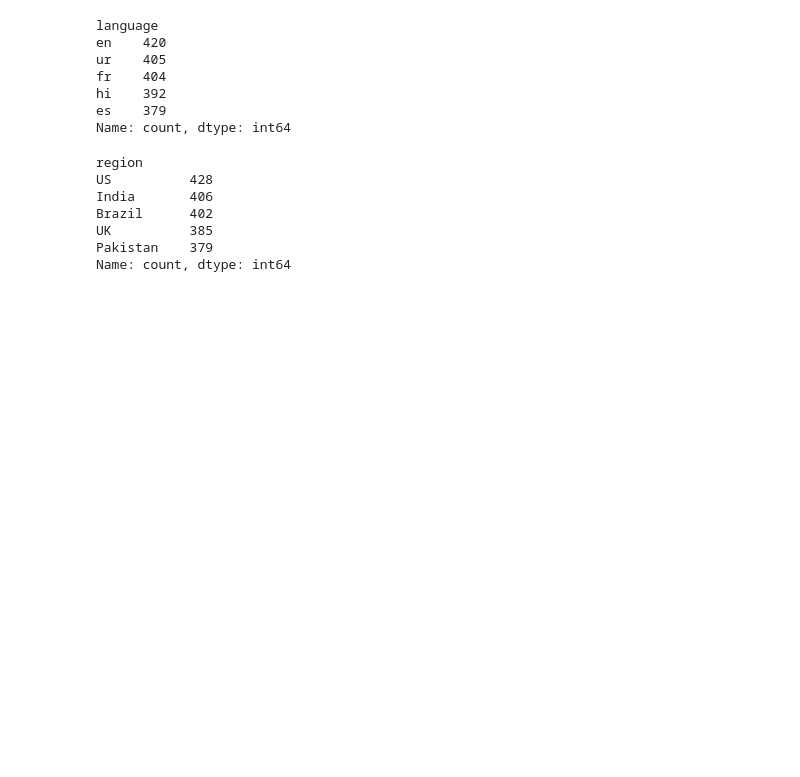
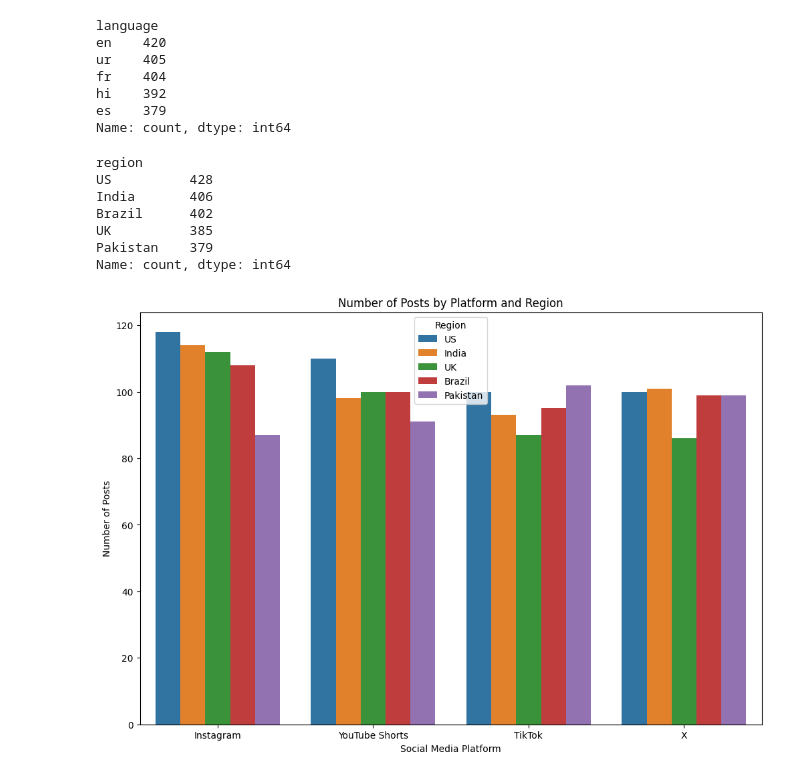
Before and after one commit to mayurimamdi/SocialMediaEDAandAnalysis, a Jupyter notebook: notebooks/EDA.ipynb, the cells around one changed output. Saved outputs shown, nothing was run; the diff lists cells and outputs as text; code cells hidden in the pictures; blank space fills up the shorter version.

```diff
--- a/notebooks/EDA.ipynb
+++ b/notebooks/EDA.ipynb
@@ -57 +59,24 @@ Name: count, dtype: int64
+# %%
+platform_region_counts = (
+    df[['platform', 'region']]
+    .value_counts()
+    .reset_index(name='post_count')
+)
+# %%
+plt.figure(figsize=(12, 8))
+
+sns.barplot(
+    data=platform_region_counts,
+    x='platform',
+    y='post_count',
+    hue='region'
+)
+
+plt.title("Number of Posts by Platform and Region")
+plt.xlabel("Social Media Platform")
+plt.ylabel("Number of Posts")
+plt.legend(title="Region")
+plt.show()
+# %% [output]
+[figure, added]
 # %%
```
Also changed, not shown: parts of 4 cells of this notebook.
